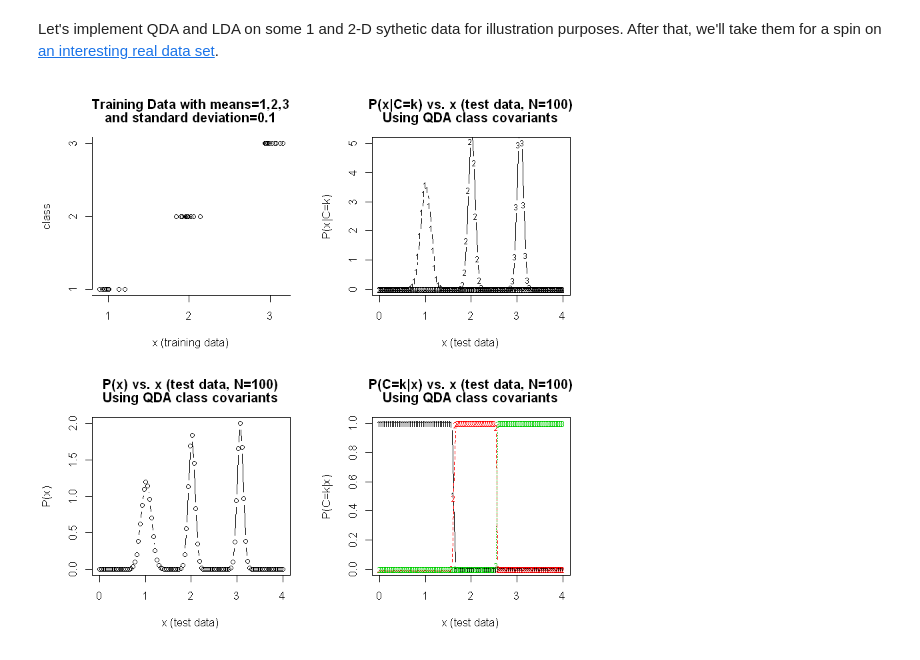
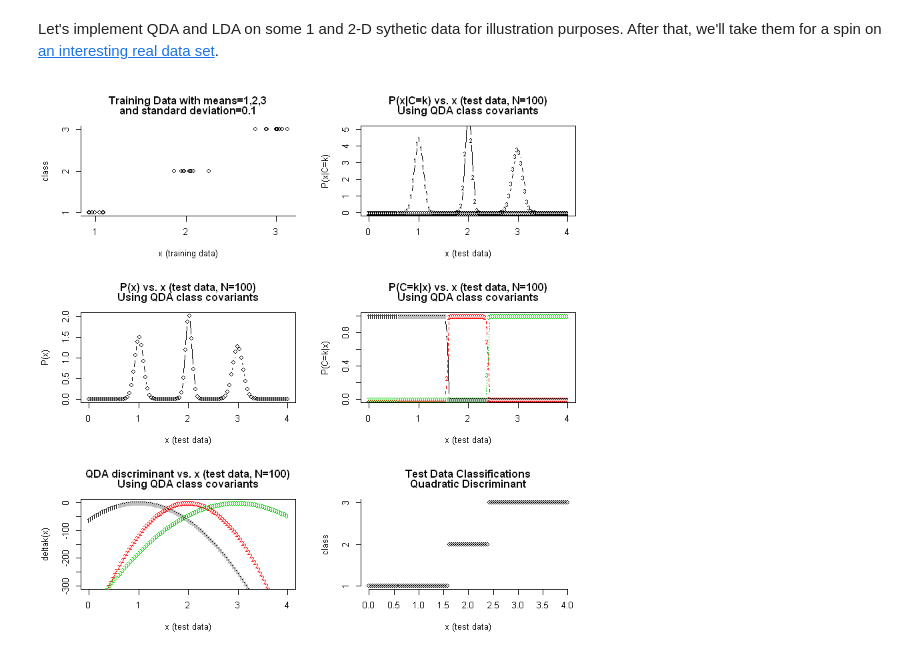
Before and after one commit to focods/WonderfulML, a Jupyter notebook: docs/solutions/session04_r.ipynb, the cells around one changed output. Cells and saved outputs as stored; diff of their text form; code cells hidden in the pictures.

Commit message:
add QDA discriminants and test classes plots to r nb

```diff
--- a/docs/solutions/session04_r.ipynb
+++ b/docs/solutions/session04_r.ipynb
@@ -385,7 +385,7 @@ plot1D_Training <- function(dat) {
 #
 plotQda_1d <- function(class_means=c(1, 2, 3), class_stdevs=c(0.1, 0.1, 0.1)) {
     # generate 3x2 plots for QDA evaluation
-    par(mfrow=c(2,2))  # adjust as plots are added
+    par(mfrow=c(3,2))  # adjust as plots are added
     plot1D_Training(getData1D(3, class_means, class_stdevs))
 
     # generate 1-D training data
@@ -422,31 +422,53 @@ plotQda_1d <- function(class_means=c(1, 2, 3), class_stdevs=c(0.1, 0.1, 0.1)) {
 
     # calc & plot P(x) vs. x
     ptable <- cbind(pxc, rep(0,Ntest))  # init P(x) in last col
     pxcol <- ncol(ptable)               # set up P(x) column of values
     colnames(ptable)[pxcol] <- "pofx"
     for(class in 1:nclass)
       ptable[,pxcol] <- ptable[,pxcol]+(pxc[,class+1]*pc[class])
 
     plot(ptable[,1],ptable[,pxcol], type="b",
         main=c("P(x) vs. x (test data, N=100)",
              "Using QDA class covariants"),
              xlab="x (test data)", ylab="P(x)")
 
     # calc & plot P(C|x) vs. x
     for(class in 1:nclass) {
       pcx <- ptable[,class+1] * pc[class] / ptable[,nclass+2]
       ptable <- cbind(ptable, pcx)
       colnames(ptable)[ncol(ptable)] <- paste("pcx",class)
     }
     pcx1col <- nclass + 3
     pcxkcol <- pcx1col + (nclass - 1)
     matplot(ptable[,1],ptable[,pcx1col:pcxkcol], type="b", cex=0.7,
            main=c("P(C=k|x) vs. x (test data, N=100)",
            "Using QDA class covariants"),
            xlab="x (test data)", ylab="P(C=k|x)")
+
+    # calc & plot little delta(x) QDA disciminant vs. x
+    dx <- deltQda(xtest, Ntest, nclass, pc, muk, var)
+    dx <- cbind(xtest,dx)
+    matplot(dx[,1], dx[,2:ncol(dx)], ylim=c(-300,0), cex=0.7,
+            main=c("QDA discriminant vs. x (test data, N=100)",
+            "Using QDA class covariants"),
+            xlab="x (test data)", ylab="deltak(x)")
+
+    # do the QDA classification and plot the results
+    classif <- dx
+    classif <- cbind(classif, rep(0,nrow(classif)))
+    colnames(classif) <- c("x",paste("dx",1:nclass),"class")
+    for(rw in 1:nrow(classif))
+      classif[rw,ncol(classif)] <- which.max(classif[rw,2:(ncol(classif)-1)])
+
+    plot(classif[,1],classif[,ncol(classif)],
+        xlab="x (test data)",ylab="class",
+        main=c("Test Data Classifications",
+        "Quadratic Discriminant"), axes=FALSE)
+    axis(1, seq(0,4,by=0.5))
+    axis(2, 1:4)
 }
 
 plotQda_1d()
 #plot1D_Training()
 # %% [output]
-[figure, old version]
+[figure, new version]
```
